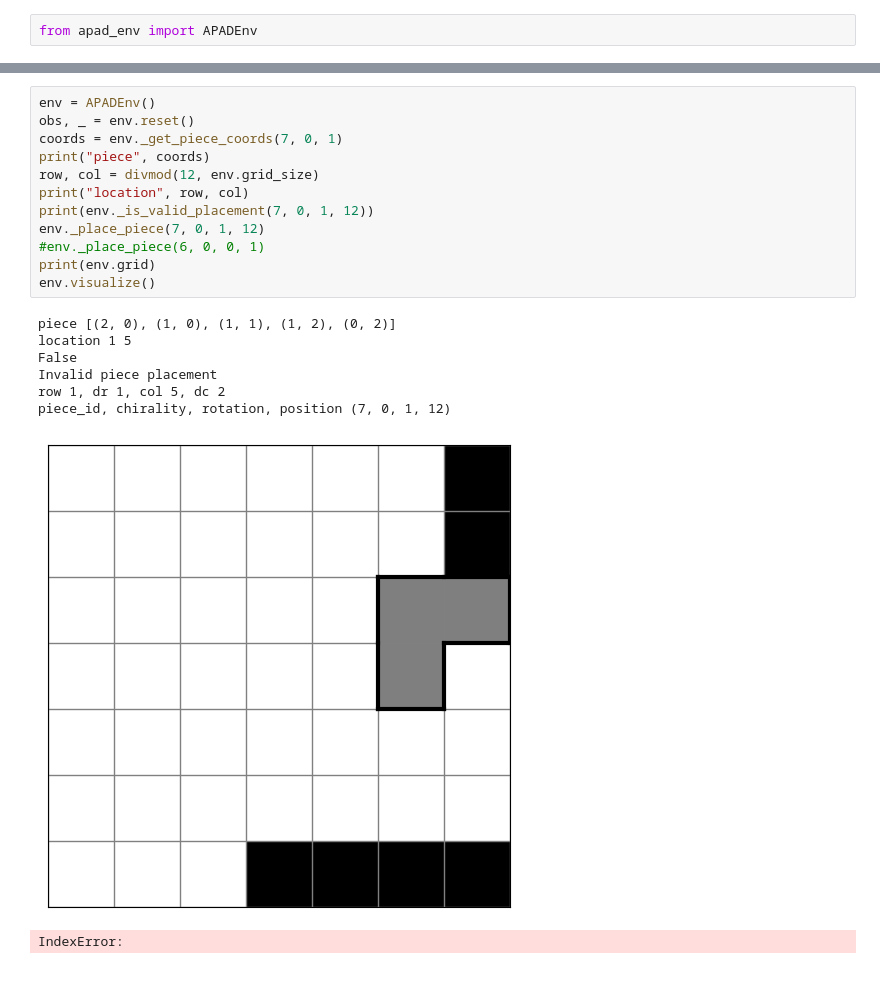
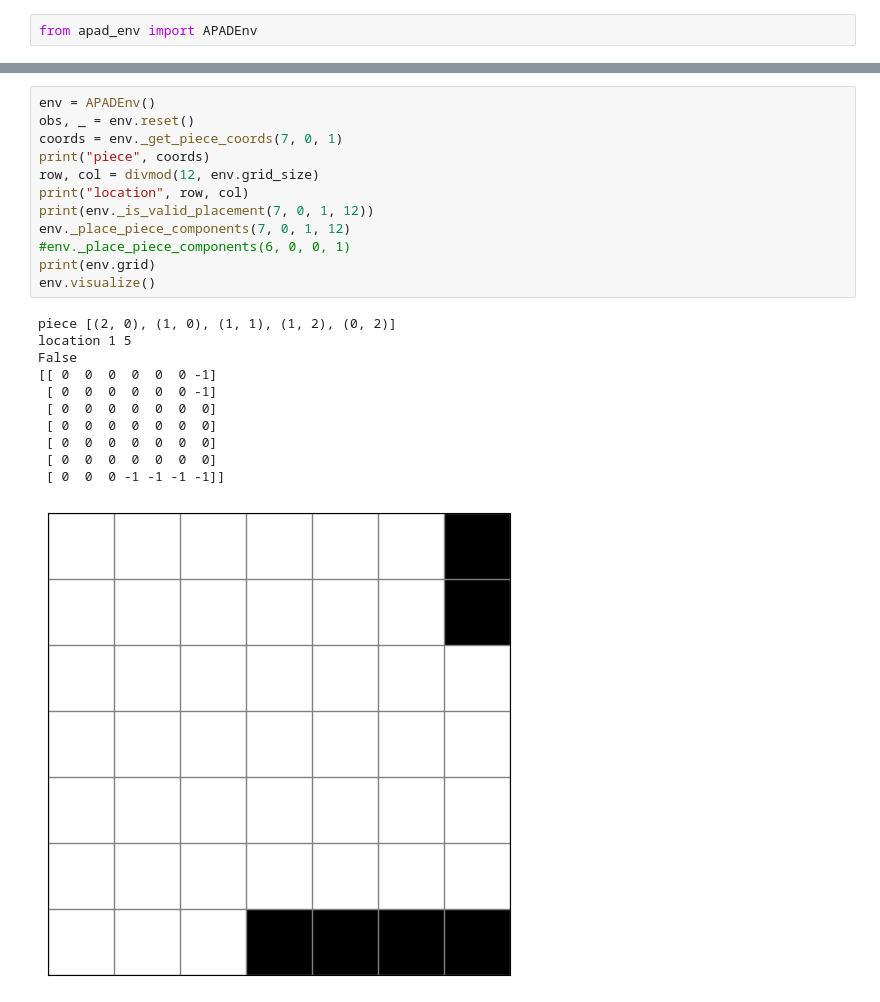
Before and after one commit to bamesserly/apad-puzzle-rl, a Jupyter notebook: sandbox.ipynb, the cells around one changed output, grey strips where cells are left out. Cells and saved outputs as stored; diff of their text form.

```diff
--- a/sandbox.ipynb
+++ b/sandbox.ipynb
@@ -30,21 +26,24 @@ IndexError:
 # %%
 env = APADEnv()
 obs, _ = env.reset()
 coords = env._get_piece_coords(7, 0, 1)
 print("piece", coords)
 row, col = divmod(12, env.grid_size)
 print("location", row, col)
 print(env._is_valid_placement(7, 0, 1, 12))
-env._place_piece(7, 0, 1, 12)
-#env._place_piece(6, 0, 0, 1)
+env._place_piece_components(7, 0, 1, 12)
+#env._place_piece_components(6, 0, 0, 1)
 print(env.grid)
 env.visualize()
 # %% [output]
 piece [(2, 0), (1, 0), (1, 1), (1, 2), (0, 2)]
 location 1 5
 False
-Invalid piece placement
-row 1, dr 1, col 5, dc 2
-piece_id, chirality, rotation, position (7, 0, 1, 12)
+[[ 0  0  0  0  0  0 -1]
+ [ 0  0  0  0  0  0 -1]
+ [ 0  0  0  0  0  0  0]
+ [ 0  0  0  0  0  0  0]
+ [ 0  0  0  0  0  0  0]
+ [ 0  0  0  0  0  0  0]
+ [ 0  0  0 -1 -1 -1 -1]]
-[figure, old version]
+[figure, new version]
-IndexError:
```
Also changed, not shown: parts of 1 cell of this notebook, 3 other files.
